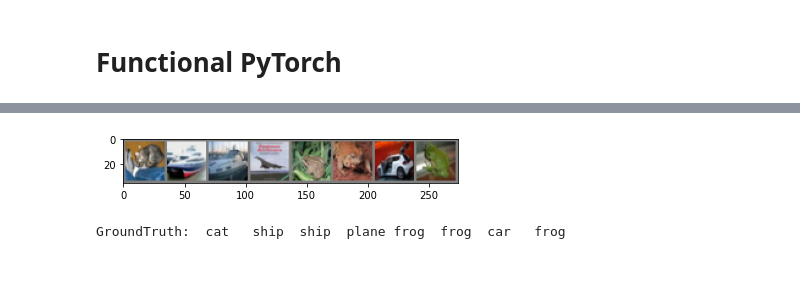
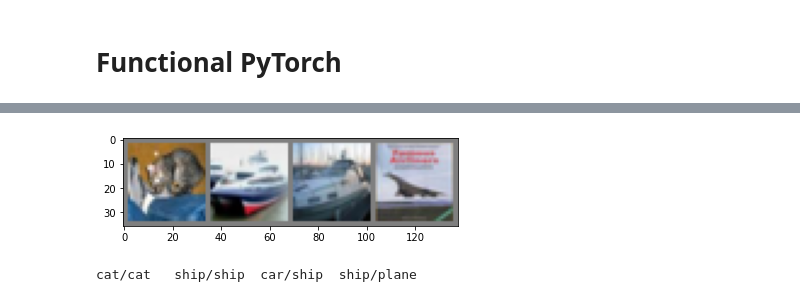
Before and after one commit to soumik12345/functorch-examples, a Jupyter notebook: 01_classfier_training.ipynb, the cells around one changed output, grey strips where cells are left out. Drawn from its saved outputs; the diff is of its cells as text; code cells hidden in the pictures; blank space fills up the shorter version.

```diff
--- a/01_classfier_training.ipynb
+++ b/01_classfier_training.ipynb
@@ -157,11 +159,10 @@ functional_model, params, buffers = make_functional_with_buffers(model)
 # %%
-def compute_stateless_loss(params, buffers, sample, label):
+def compute_stateless_loss(params, buffers, inputs, labels):
     # sample = sample.unsqueeze(0)
     # label = label.unsqueeze(0)
-    output = functional_model(params, buffers, sample)
-    loss = F.cross_entropy(output, label)
+    outputs = functional_model(params, buffers, inputs)
+    loss = F.cross_entropy(outputs, labels)
     return loss
 
-
 compute_gradients = grad(compute_stateless_loss)
 # %%
@@ -172,11 +173,19 @@ def functional_step(params, buffers, sample, label):
 # %%
-def train(train_step_fn, params, buffers):
-    for i, data in tqdm(enumerate(train_loader, 0)):
-        inputs, labels = data
-        inputs = inputs.to(device)
-        labels = labels.to(device)
-        params = train_step_fn(params, buffers, inputs, labels)
-    return params
+def train(functional_step, params, buffers, metric):
+    running_loss = 0.
+    metric.reset()
+    for i, data in tqdm(enumerate(train_loader), total=len(train_loader)):
+        inputs, labels = to_device(data, device)
+        params, buffers = functional_step(params, buffers, inputs, labels)
+
+        # new forward
+        outputs = functional_model(params, buffers, inputs)
+        loss = F.cross_entropy(outputs, labels)
+        running_loss += loss.item()
+        metric(outputs, labels)
+
+    return params, buffers, running_loss, metric
 # %%
-for epoch in range(2):
-    weights = train(functional_step, params, buffers)
+for epoch in range(5):
+    params, buffers, running_loss, metric = train(functional_step, params, buffers, metric)
+    print(f'[{epoch}] loss: {running_loss / 2000:.3f}, accuracy: {metric.compute():.3f}')
@@ -183,10 +198,12 @@ for epoch in range(2):
+# %%
+batch = next(iter(test_dataloader))
+images, labels = to_device(batch, device)
+preds = functional_model(params, buffers, images).argmax(axis=1)
+images, preds, labels = to_device([images, preds, labels], device="cpu")
 # %%
-dataiter = iter(test_dataloader)
-images, labels = dataiter.next()
-
 # print images
-imshow(torchvision.utils.make_grid(images))
-print('GroundTruth: ', ' '.join(f'{classes[labels[j]]:5s}' for j in range(8)))
+imshow(torchvision.utils.make_grid(images[0:4]))
+print(' '.join(f'{classes[preds[j]]}/{classes[labels[j]]:5s}' for j in range(4)))
 # %% [output]
-[figure, old version]
+[figure, new version]
-GroundTruth:  cat   ship  ship  plane frog  frog  car   frog
+cat/cat   ship/ship  car/ship  ship/plane
```
Also changed, not shown: parts of 9 cells of this notebook.
